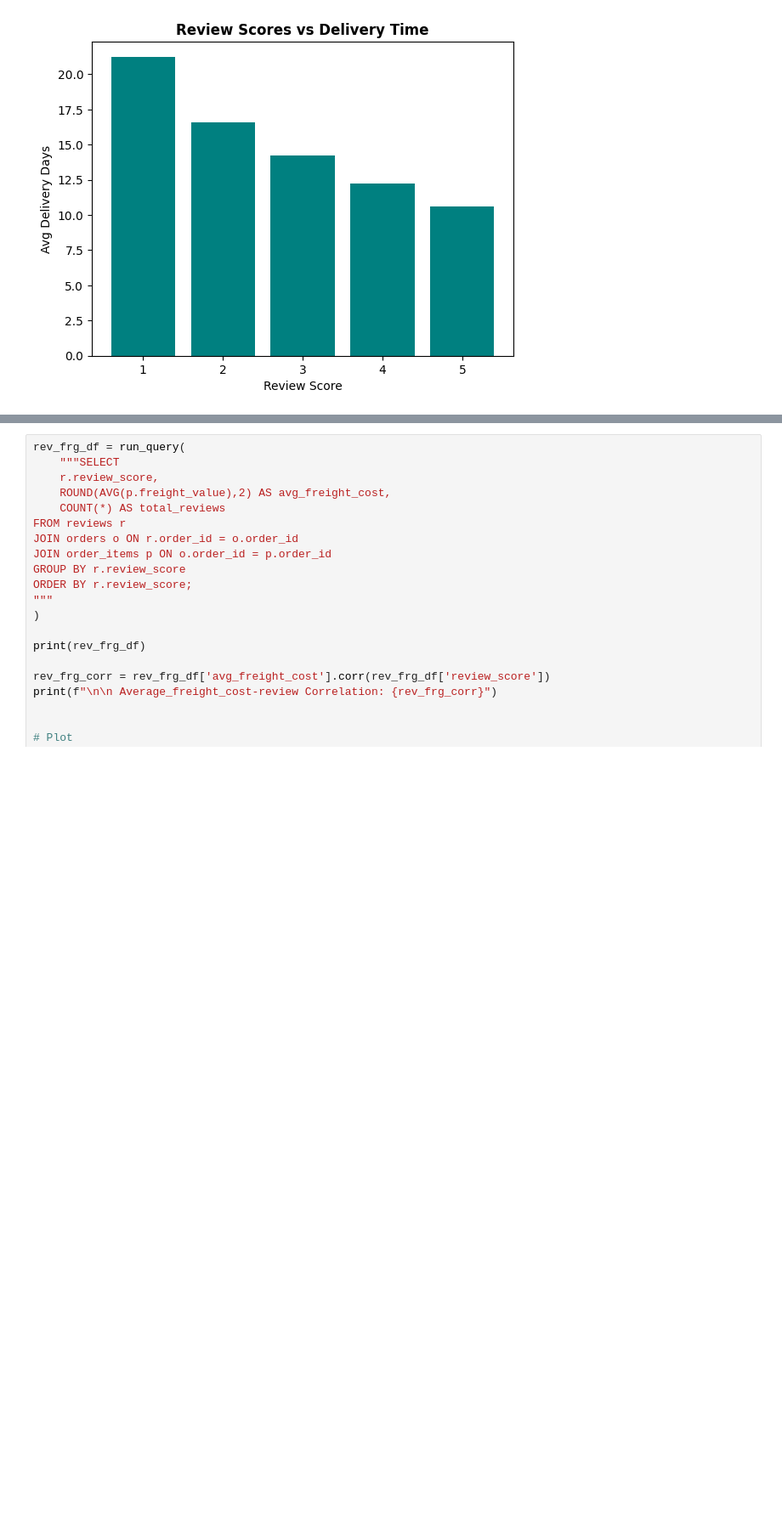
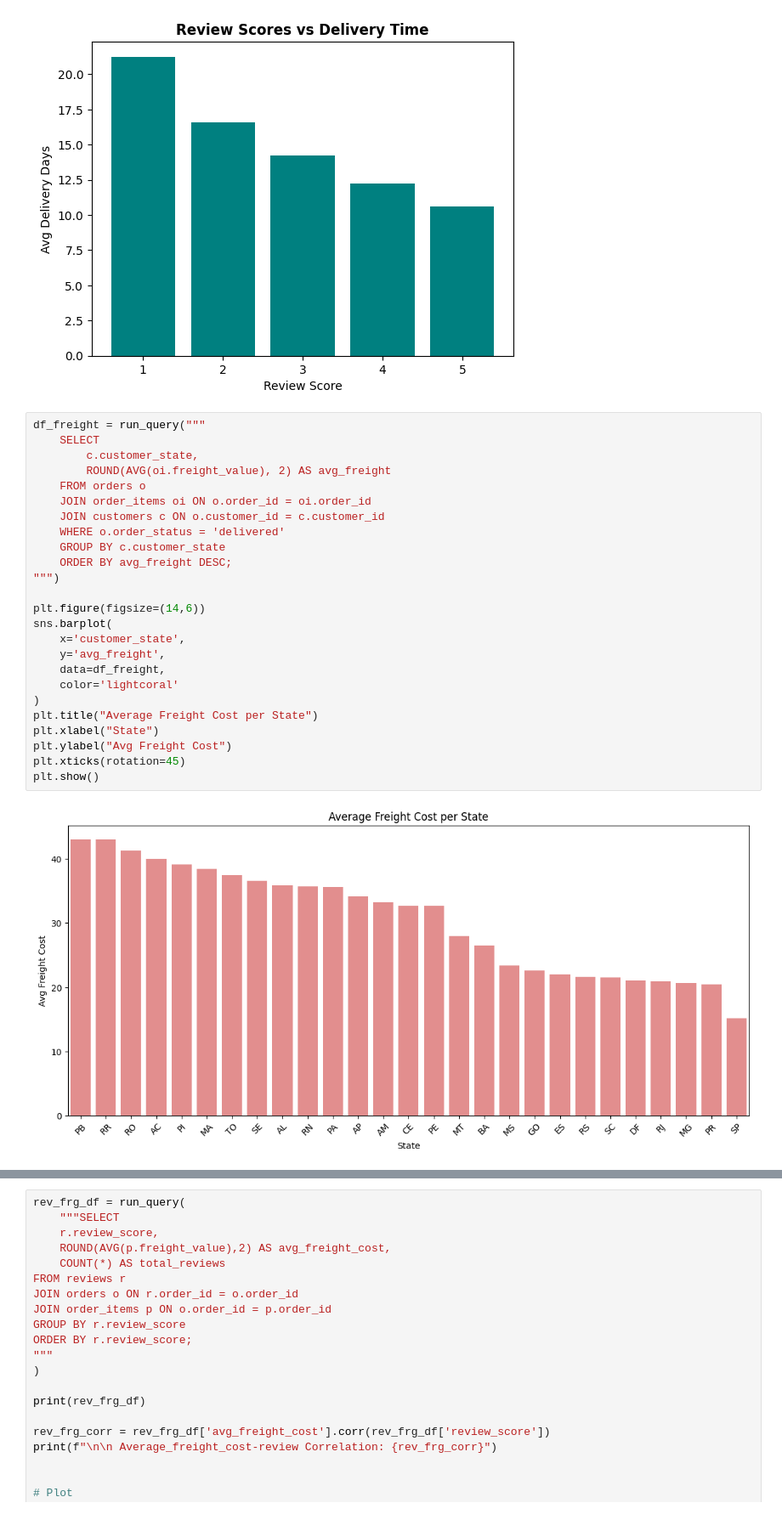
Before and after one commit to vasudevpatel01/Olist_ecommerce_analysis, a Jupyter notebook: notebook/analysis.ipynb, the cells around one changed output, grey strips where cells are left out. Shown at 85% size. Saved outputs shown, nothing was run; the diff lists cells and outputs as text; blank space fills up the shorter version.

```diff
--- a/notebook/analysis.ipynb
+++ b/notebook/analysis.ipynb
@@ -246,3 +483,30 @@ plt.show()
 
 Review-Delivery_time correlation: -0.9749361374309775
 [figure]
+# %%
+df_freight = run_query("""
+    SELECT
+        c.customer_state,
+        ROUND(AVG(oi.freight_value), 2) AS avg_freight
+    FROM orders o
+    JOIN order_items oi ON o.order_id = oi.order_id
+    JOIN customers c ON o.customer_id = c.customer_id
+    WHERE o.order_status = 'delivered'
+    GROUP BY c.customer_state
+    ORDER BY avg_freight DESC;
+""")
+
+plt.figure(figsize=(14,6))
+sns.barplot(
+    x='customer_state',
+    y='avg_freight',
+    data=df_freight,
+    color='lightcoral'
+)
+plt.title("Average Freight Cost per State")
+plt.xlabel("State")
+plt.ylabel("Avg Freight Cost")
+plt.xticks(rotation=45)
+plt.show()
+# %% [output]
+[figure, added]
```
Also changed, not shown: parts of 37 cells of this notebook, 1 other file.
